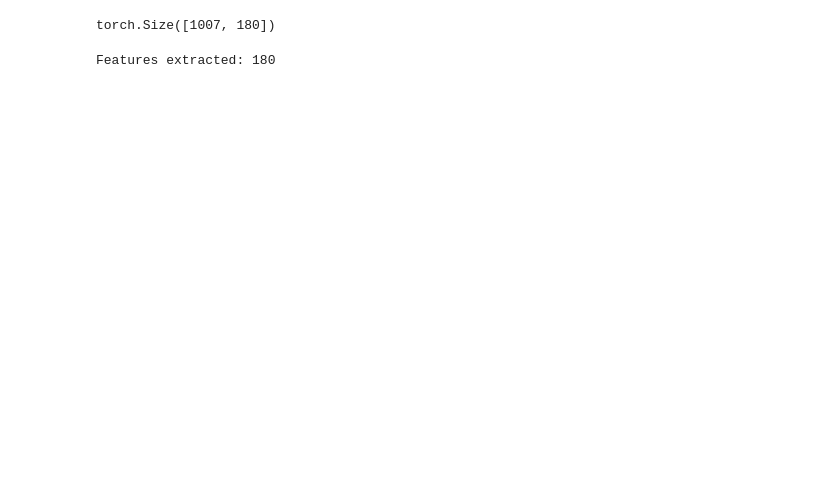
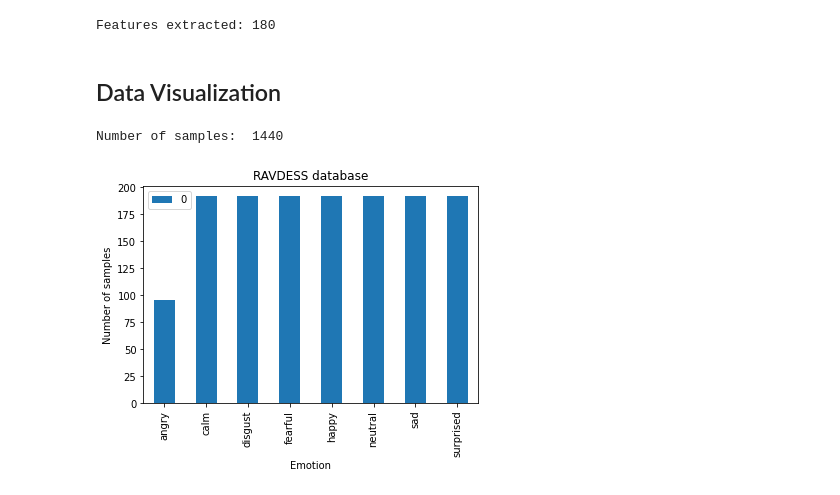
Before and after one commit to MerlePfau/LT2316_SER_Project, a Jupyter notebook: SER_Project.ipynb, the cells around one changed output. Cells and saved outputs as stored; diff of their text form; code cells hidden in the pictures; blank space fills up the shorter version.

```diff
--- a/SER_Project.ipynb
+++ b/SER_Project.ipynb
@@ -98,14 +88,29 @@ x_train, x_test, y_train, y_test = train_test_split(x, y, test_size=0.15, random
 x_train, x_val, y_train, y_val = train_test_split(x_train, y_train, test_size=0.1765, random_state=3)
 # %%
 x_train, x_test, x_val, y_train, y_test, y_val = torch.Tensor(x_train), torch.Tensor(x_test), torch.Tensor(x_val), torch.LongTensor(y_train),  torch.LongTensor(y_test), torch.LongTensor(y_val)
-# %%
-x_train.shape
-# %% [output]
-torch.Size([1007, 180])
 # %%
 print(f'Features extracted: {x_train.shape[1]}')
 # %% [output]
 Features extracted: 180
+# %% [markdown]
+## Data Visualization
+# %%
+y_ct = Counter(y)
+number_of_samples = len(y)
+print("Number of samples: ", number_of_samples)
+keys = [emotions[y] for y in list(y_ct.keys())]
+data = y_ct.values()
+keys.sort()
+to_plot= pd.DataFrame(data,index=keys)
+to_plot.plot.bar()
+
+plt.xlabel("Emotion")
+plt.ylabel("Number of samples")
+plt.title("RAVDESS database")
+plt.show()
+# %% [output]
+Number of samples:  1440
+[figure, added]
 # %%
 y_train_ct = Counter(y_train.tolist())
 
```
Also changed, not shown: parts of 50 cells of this notebook, 16 other files.
